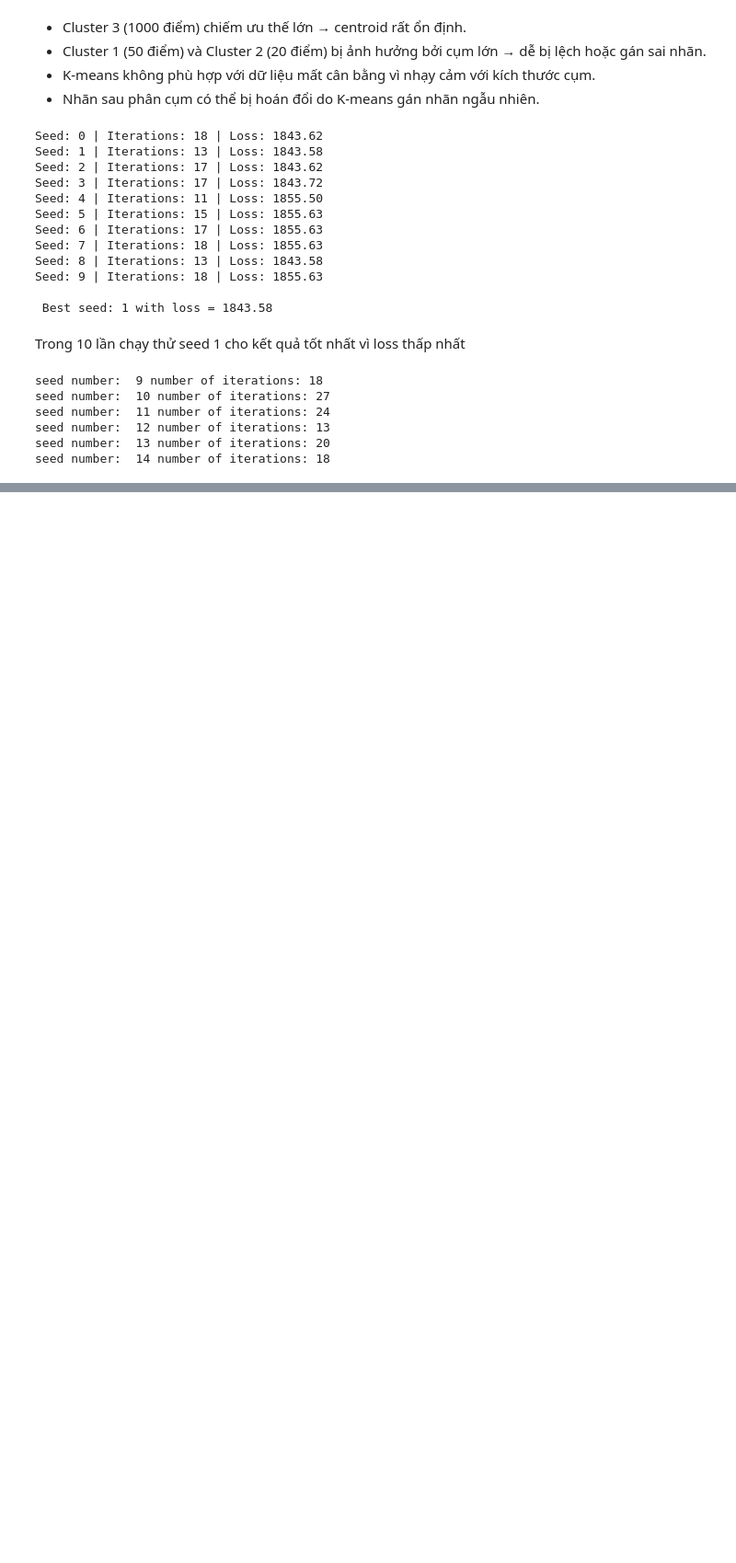
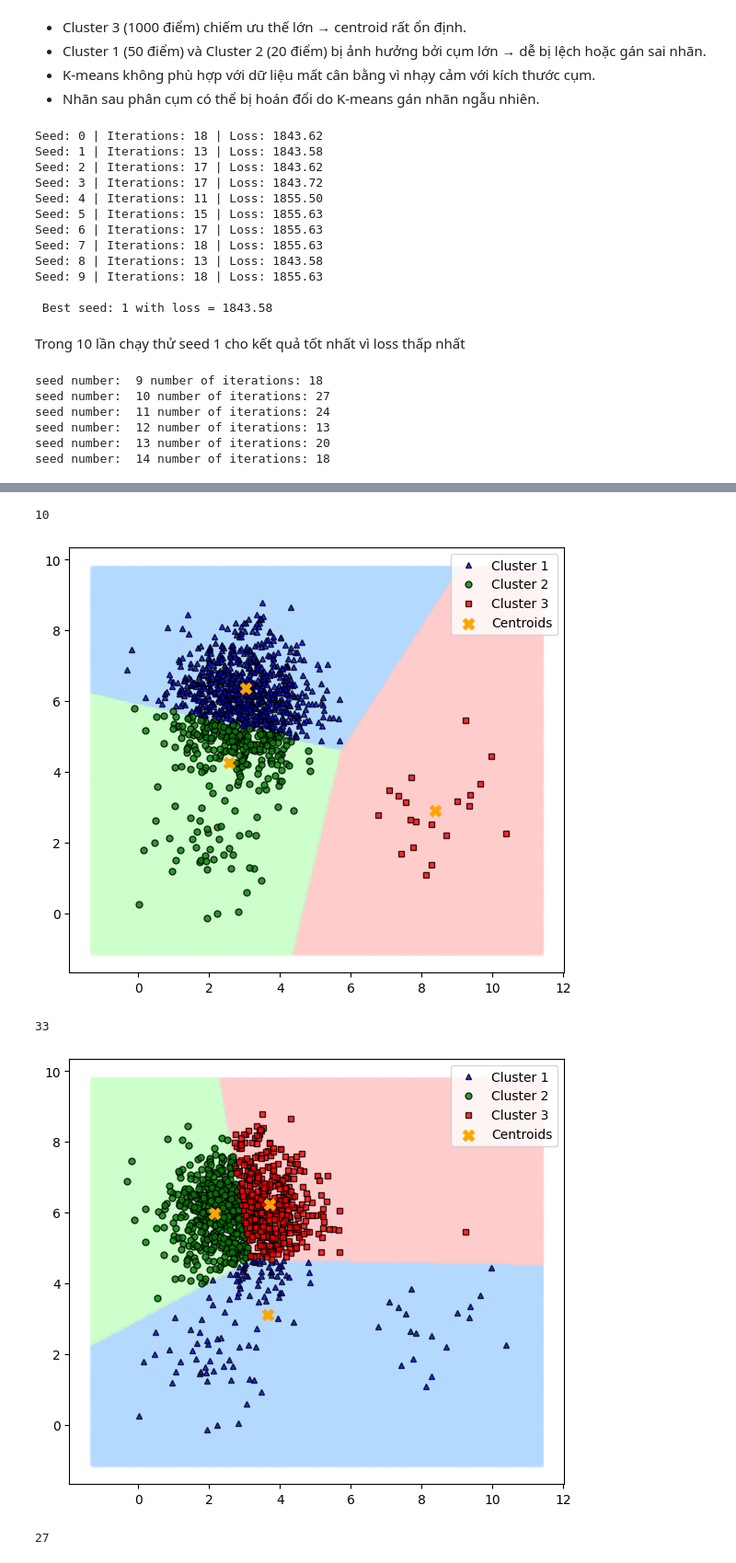
Before and after one commit to NgocHan1211/Lab-hoc-may-thong-ke, a Jupyter notebook: lab4/K-means.ipynb, the cells around one changed output, grey strips where cells are left out. Shown at 92% size. Saved outputs shown, nothing was run; the diff lists cells and outputs as text; code cells hidden in the pictures; blank space fills up the shorter version.

```diff
--- a/lab4/K-means.ipynb
+++ b/lab4/K-means.ipynb
@@ -451,0 +468,5 @@ seed number:  14 number of iterations: 18
+# %%
+for i in range(60):
+    np.random.seed(i)
+    centroids, labels, it = kmeans(clusters, k)
+    print(centroids[-1])
@@ -451,0 +491,13 @@ seed number:  14 number of iterations: 18
+# %%
+for i in [10, 33, 27]:
+    np.random.seed(i)
+    centroids, labels, it = kmeans(clusters, k)
+    it = len(labels) - 1
+    print(i)
+    kmeans_display_with_background(clusters, centroids, labels, it)
+# %% [output]
+10
+[figure, added]
+33
+[figure, added]
+27
```
Also changed, not shown: parts of 32 cells of this notebook, 1 other file.
